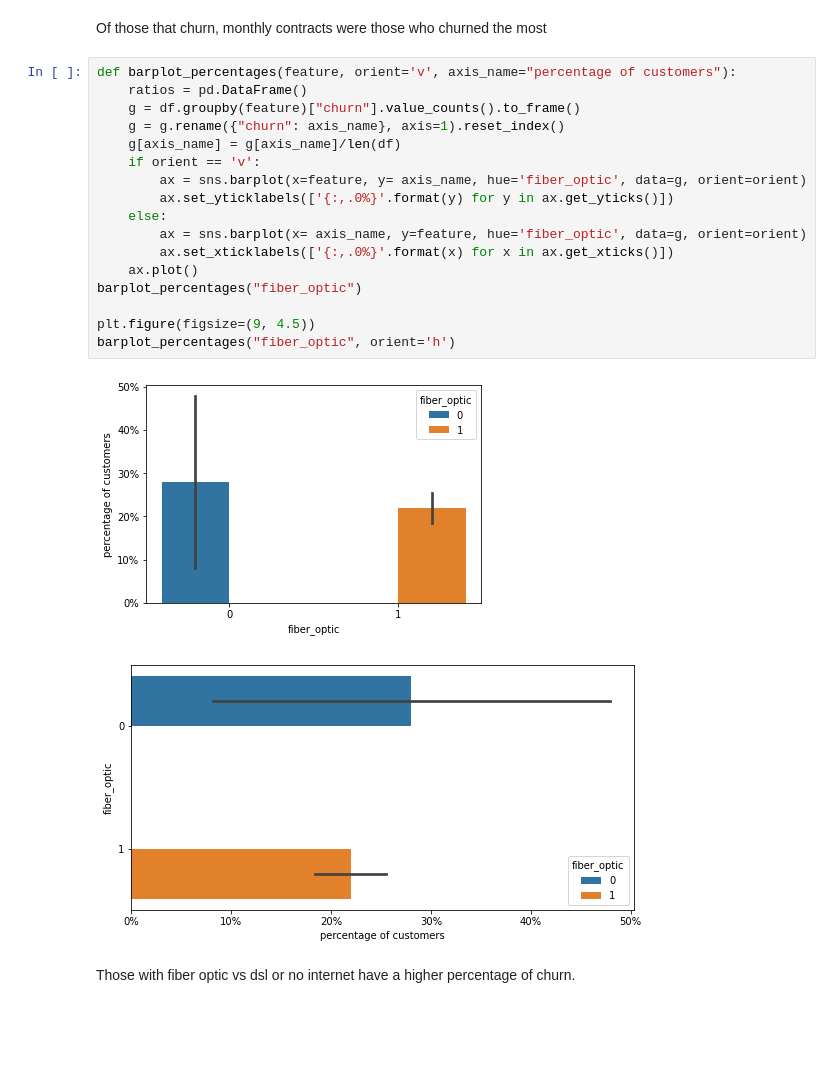
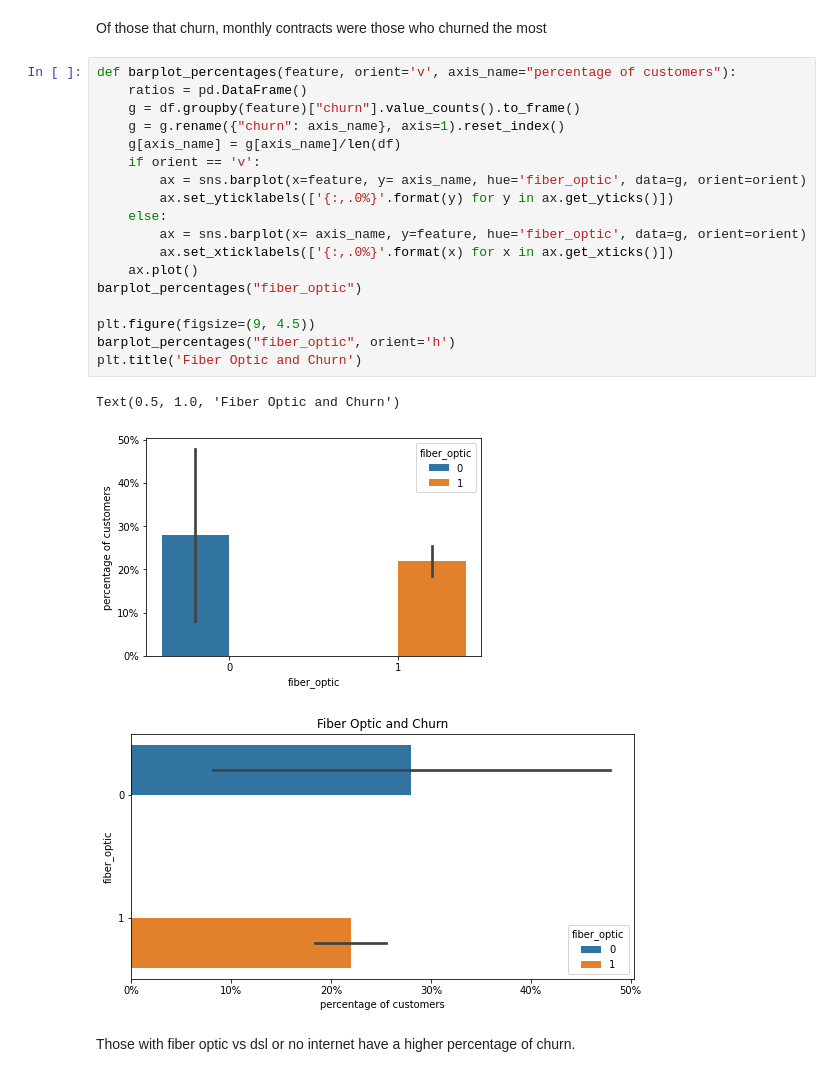
Before and after one commit to chriseverts/Telco_Classification_Project, a Jupyter notebook: Telco_Final_Notebook.ipynb, the cells around one changed output. Cells and saved outputs as stored; diff of their text form; blank space fills up the shorter version.

```diff
--- a/Telco_Final_Notebook.ipynb
+++ b/Telco_Final_Notebook.ipynb
@@ -195,23 +203,25 @@ Of those that churn, monthly contracts were those who churned the most
 # %%
 def barplot_percentages(feature, orient='v', axis_name="percentage of customers"):
     ratios = pd.DataFrame()
     g = df.groupby(feature)["churn"].value_counts().to_frame()
     g = g.rename({"churn": axis_name}, axis=1).reset_index()
     g[axis_name] = g[axis_name]/len(df)
     if orient == 'v':
         ax = sns.barplot(x=feature, y= axis_name, hue='fiber_optic', data=g, orient=orient)
         ax.set_yticklabels(['{:,.0%}'.format(y) for y in ax.get_yticks()])
     else:
         ax = sns.barplot(x= axis_name, y=feature, hue='fiber_optic', data=g, orient=orient)
         ax.set_xticklabels(['{:,.0%}'.format(x) for x in ax.get_xticks()])
     ax.plot()
 barplot_percentages("fiber_optic")
 
 plt.figure(figsize=(9, 4.5))
 barplot_percentages("fiber_optic", orient='h')
+plt.title('Fiber Optic and Churn')
 # %% [output]
+Text(0.5, 1.0, 'Fiber Optic and Churn')
 [figure]
-[figure, old version]
+[figure, new version]
 # %% [markdown]
 Those with fiber optic vs dsl or no internet have a higher percentage of churn.
 # %%
```
Also changed, not shown: parts of 7 cells of this notebook.
